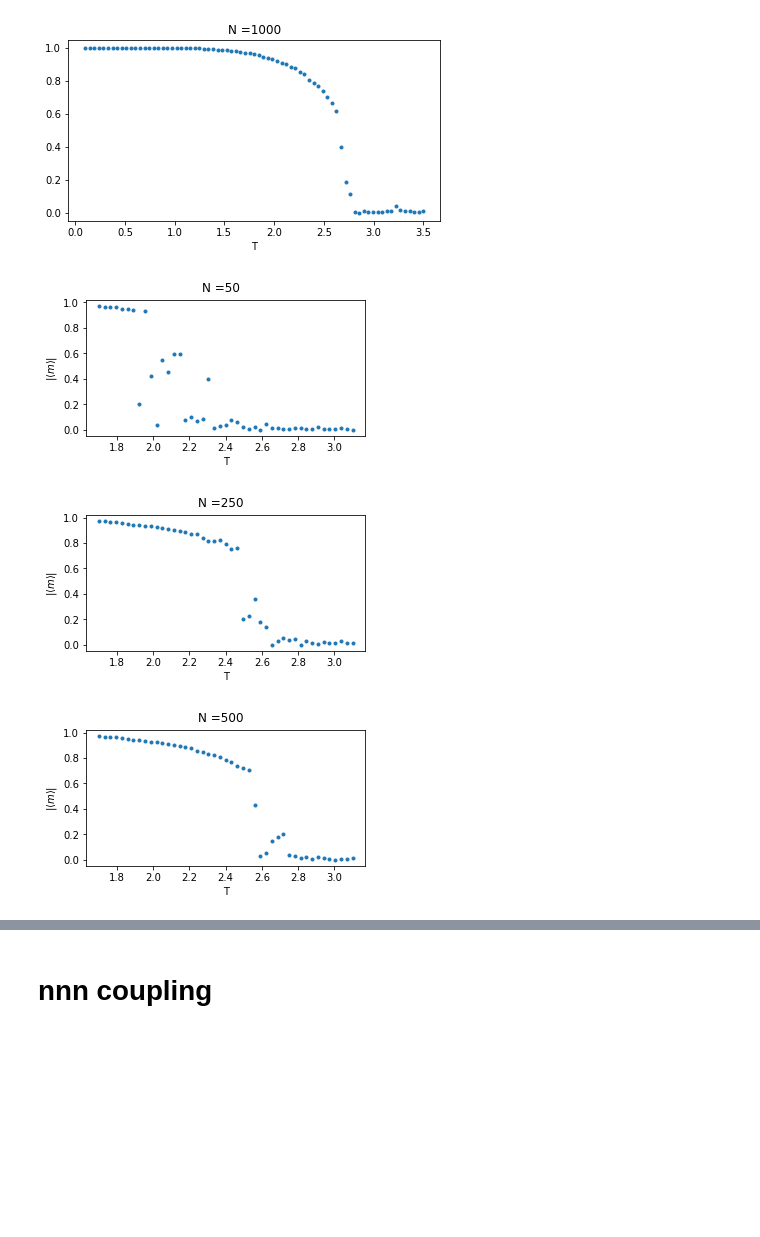
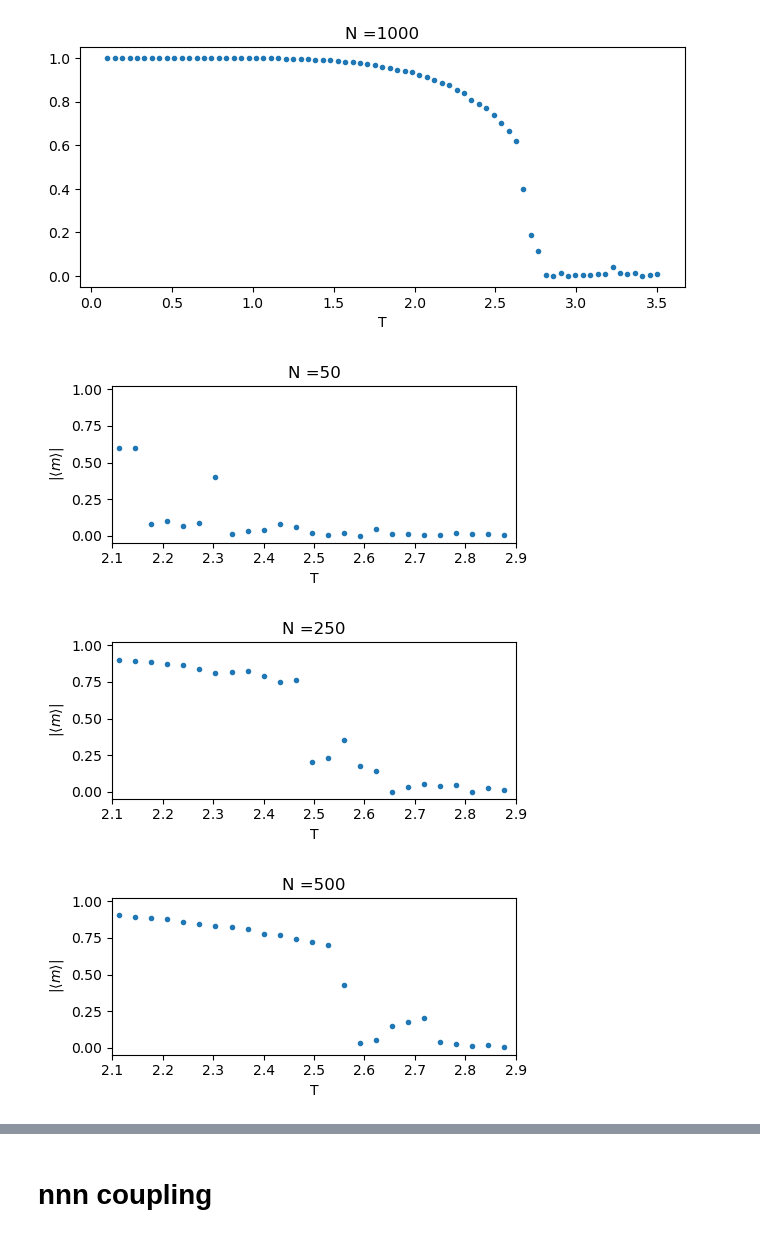
Before and after one commit to SSBNS/Complex_physics_SSBNS, a Jupyter notebook: Midterm/midterm_plot.ipynb, the cells around one changed output, grey strips where cells are left out. Saved outputs shown, nothing was run; the diff lists cells and outputs as text; code cells hidden in the pictures; blank space fills up the shorter version.

```diff
--- a/Midterm/midterm_plot.ipynb
+++ b/Midterm/midterm_plot.ipynb
@@ -16,7 +16,7 @@ plt.scatter(T,abs(m),marker='.')
 plt.title("N ="+str(N))
 plt.xlabel("T")
 plt.ylabel(r"$|\langle m\rangle|$")
-
+plt.tight_layout()
 plt.savefig(".//Data//nn_masterplot.png")
 
 N_list = [50,250,500,750,1000]
@@ -31,5 +31,8 @@ for i,N in enumerate(N_list):
     ax.set_xlabel("T")
     ax.set_ylabel(r"$|\langle m\rangle|$")
     ax.set_title("N ="+str(N))
+    ax.set_xlim(0.1,0.7)
+    #ax.set_xticks([0.1,0.15,0.2,0.25,0.3,0.35,0.4,0.45,0.5,0.55,0.6,0.65,0.7])
+    fig.tight_layout()
     fig.savefig(".//Data//nn_m_v_T_"+str(N)+".png")
 # %% [output]
@@ -42,31 +45,35 @@ for i,N in enumerate(N_list):
 # %%
 # nnn
 N=1000
 data = data = np.genfromtxt(".//data//nnn_"+str(N)+".txt")
 fig,ax = plt.subplots(1,1,figsize=(10/1.5,5/1.5))
 T = data[:,0]
 m = data[:,1]
 m_err = data[:,2]
 plt.scatter(T,abs(m),marker='.')
 plt.title("N ="+str(N))
 plt.xlabel("T")
+plt.tight_layout()
 plt.savefig(".//Data//nnn_masterplot.png")
 
 N_list = [50,250,500,750,1000]
 
 for i,N in enumerate(N_list):
     data = np.genfromtxt(".//data//nnn_"+str(N)+"_Tc.txt")
     fig,ax = plt.subplots(1,1,figsize=(10/2,5/2))
     T = data[:,0]
     m = data[:,1]
     m_err = data[:,2]
     ax.scatter(T,abs(m),marker='.')
     ax.set_xlabel("T")
     ax.set_ylabel(r"$|\langle m\rangle|$")
-    fig.suptitle("N ="+str(N))
+    ax.set_xlim(2.1,2.9)
+    ax.set_xticks([2.1,2.2,2.3,2.4,2.5,2.6,2.7,2.8,2.9])
+    ax.set_title("N ="+str(N))
+    fig.tight_layout()
     fig.savefig(".//Data//nnn_m_v_T_"+str(N)+".png")
 # %% [output]
-[figure, old version]
+[figure, new version]
-[figure, old version]
+[figure, new version]
-[figure, old version]
+[figure, new version]
-[figure, old version]
+[figure, new version]
```
Also changed, not shown: parts of 3 cells of this notebook, 17 other files.
